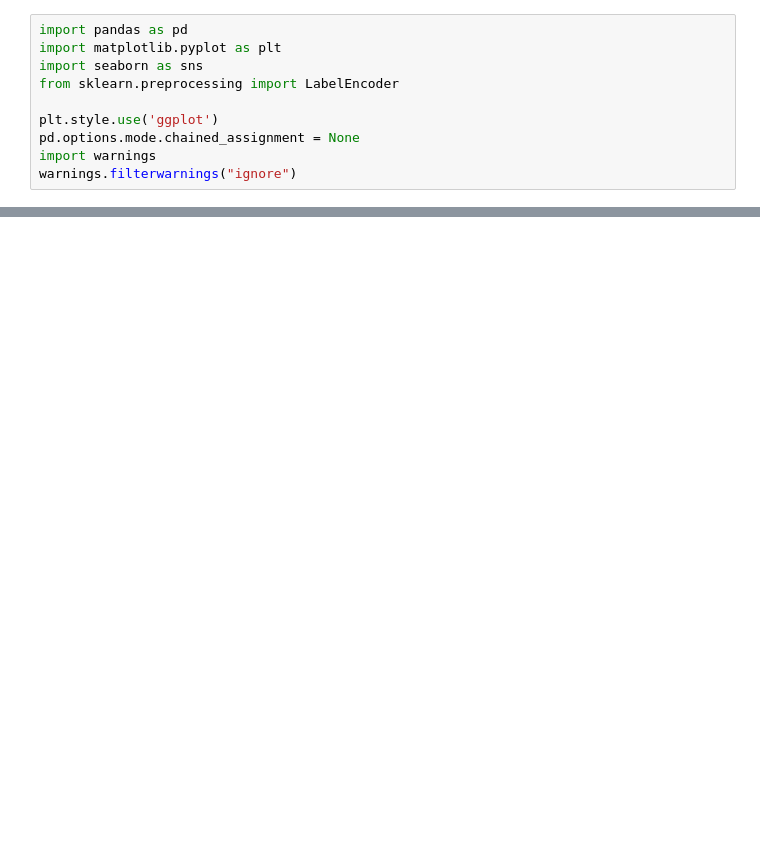
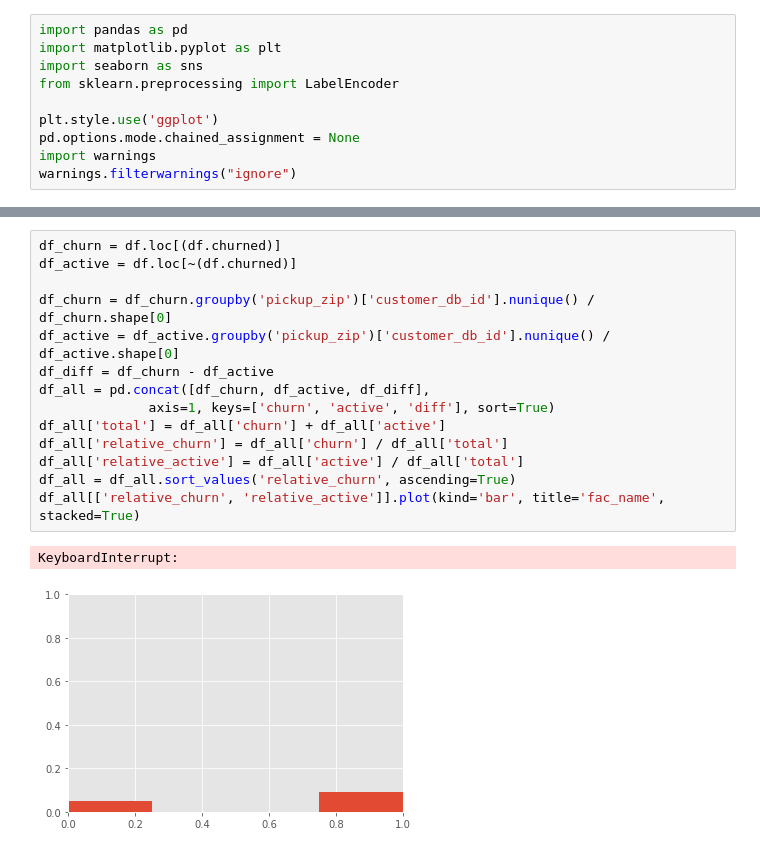
Before and after one commit to zipjet/bi-churn-analysis, a Jupyter notebook: facilities_drivers_analysis.ipynb, the cells around one changed output, grey strips where cells are left out. Saved outputs shown, nothing was run; the diff lists cells and outputs as text; blank space fills up the shorter version.

```diff
--- a/facilities_drivers_analysis.ipynb
+++ b/facilities_drivers_analysis.ipynb
@@ -62,0 +81,17 @@ ValueError: Could not interpret input 'fac_name'
+# %%
+df_churn = df.loc[(df.churned)]
+df_active = df.loc[~(df.churned)]
+
+df_churn = df_churn.groupby('pickup_zip')['customer_db_id'].nunique() / df_churn.shape[0]
+df_active = df_active.groupby('pickup_zip')['customer_db_id'].nunique() / df_active.shape[0]
+df_diff = df_churn - df_active
+df_all = pd.concat([df_churn, df_active, df_diff],
+              axis=1, keys=['churn', 'active', 'diff'], sort=True)
+df_all['total'] = df_all['churn'] + df_all['active']
+df_all['relative_churn'] = df_all['churn'] / df_all['total']
+df_all['relative_active'] = df_all['active'] / df_all['total']
+df_all = df_all.sort_values('relative_churn', ascending=True)
+df_all[['relative_churn', 'relative_active']].plot(kind='bar', title='fac_name', stacked=True)
+# %% [output]
+KeyboardInterrupt:
+[figure, added]
```
Also changed, not shown: parts of 6 cells of this notebook, 1 other file.
